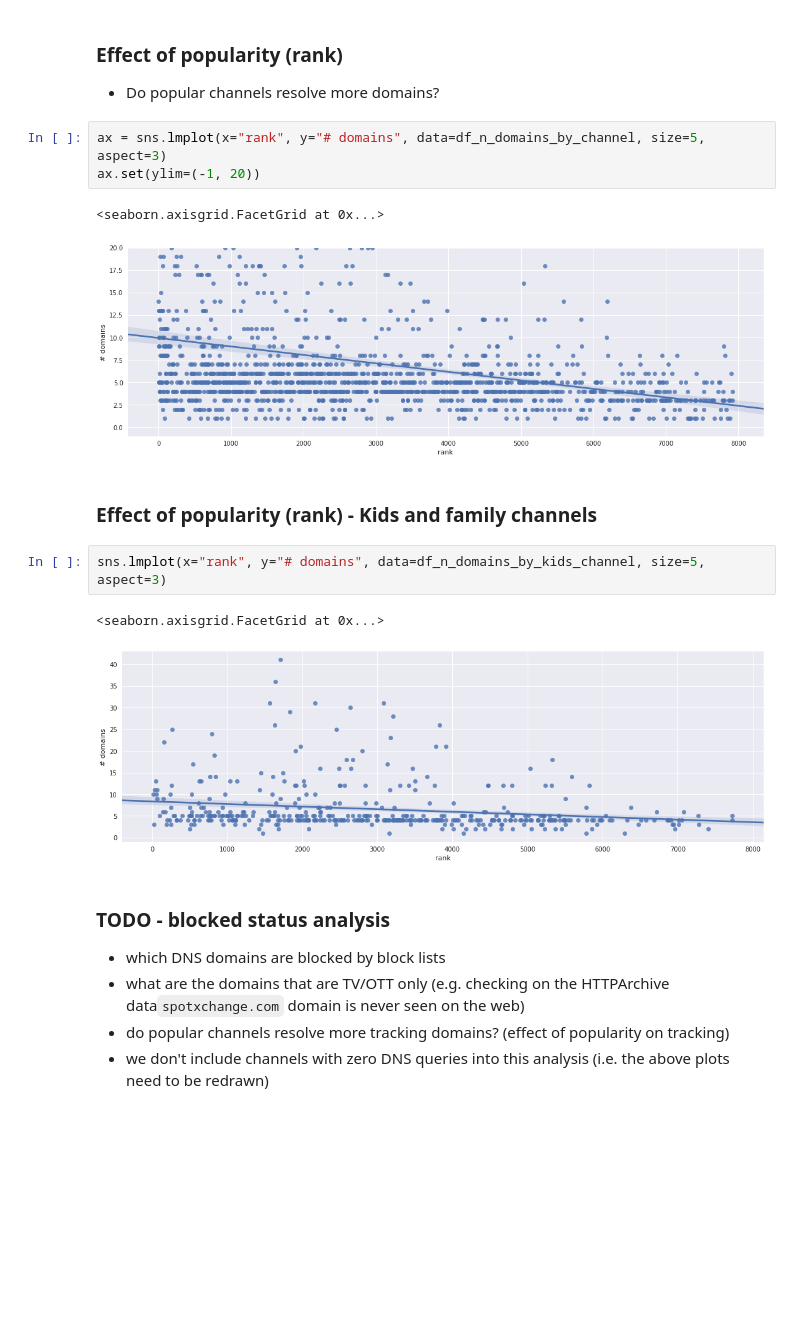
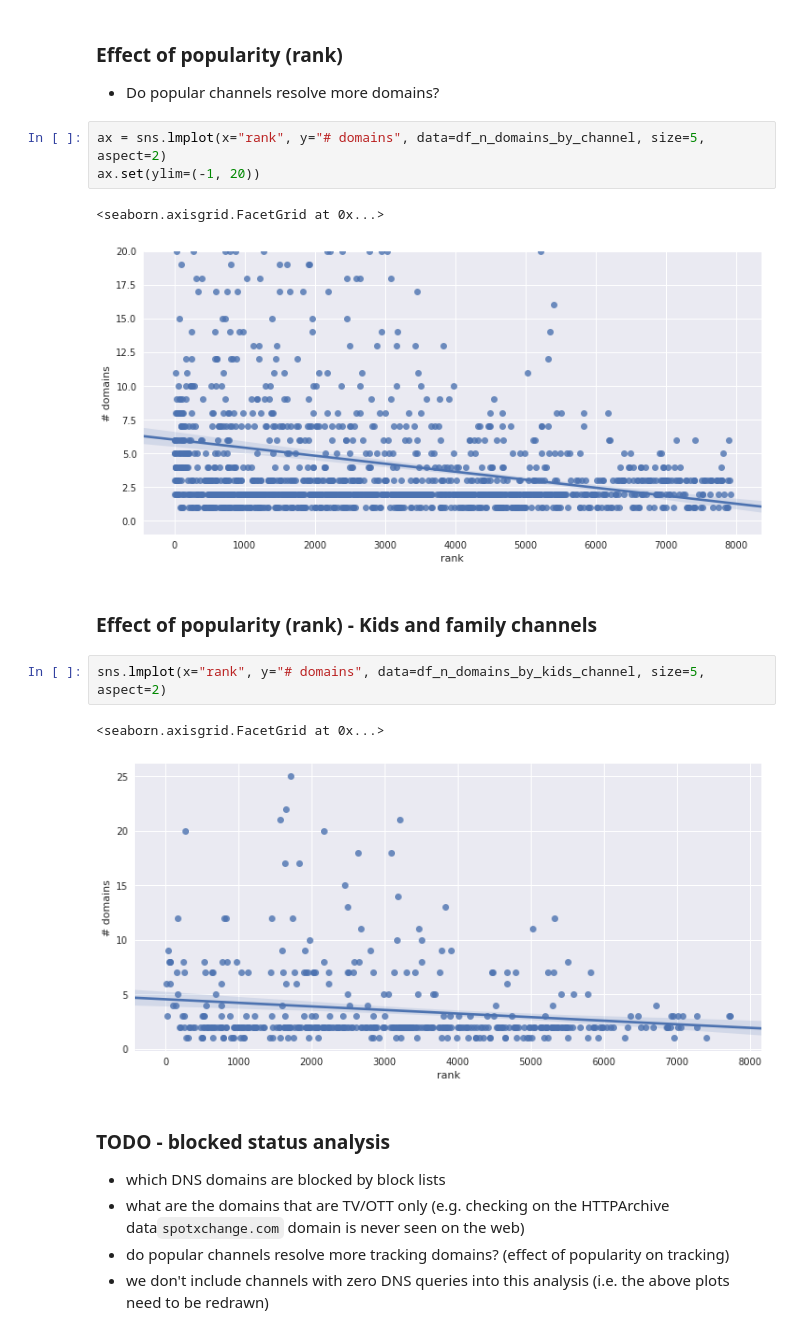
Before and after one commit to citp/ott-tracking, a Jupyter notebook: src/analysis/notebooks/Roku-DNS-Analysis.ipynb, the cells around one changed output. Saved outputs shown, nothing was run; the diff lists cells and outputs as text; blank space fills up the shorter version.

```diff
--- a/src/analysis/notebooks/Roku-DNS-Analysis.ipynb
+++ b/src/analysis/notebooks/Roku-DNS-Analysis.ipynb
@@ -144,18 +144,18 @@ df_n_domains_by_kids_channel.head(10)
 ### Effect of popularity (rank)
 - Do popular channels resolve more domains?
 # %%
-ax = sns.lmplot(x="rank", y="# domains", data=df_n_domains_by_channel, size=5, aspect=3)
+ax = sns.lmplot(x="rank", y="# domains", data=df_n_domains_by_channel, size=5, aspect=2)
 ax.set(ylim=(-1, 20))
 # %% [output]
 <seaborn.axisgrid.FacetGrid at 0x...>
-[figure, old version]
+[figure, new version]
 # %% [markdown]
 ### Effect of popularity (rank) - Kids and family channels
 # %%
-sns.lmplot(x="rank", y="# domains", data=df_n_domains_by_kids_channel, size=5, aspect=3)
+sns.lmplot(x="rank", y="# domains", data=df_n_domains_by_kids_channel, size=5, aspect=2)
 # %% [output]
 <seaborn.axisgrid.FacetGrid at 0x...>
-[figure, old version]
+[figure, new version]
 # %% [markdown]
 ### TODO - blocked status analysis
 - which DNS domains are blocked by block lists
```
Also changed, not shown: parts of 4 cells of this notebook, 2 other files.
